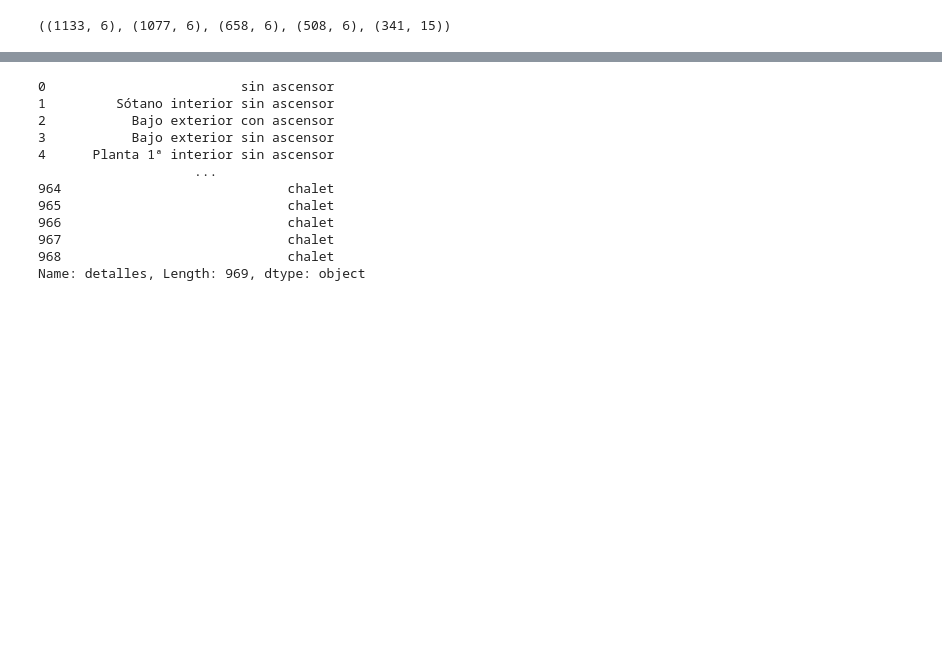
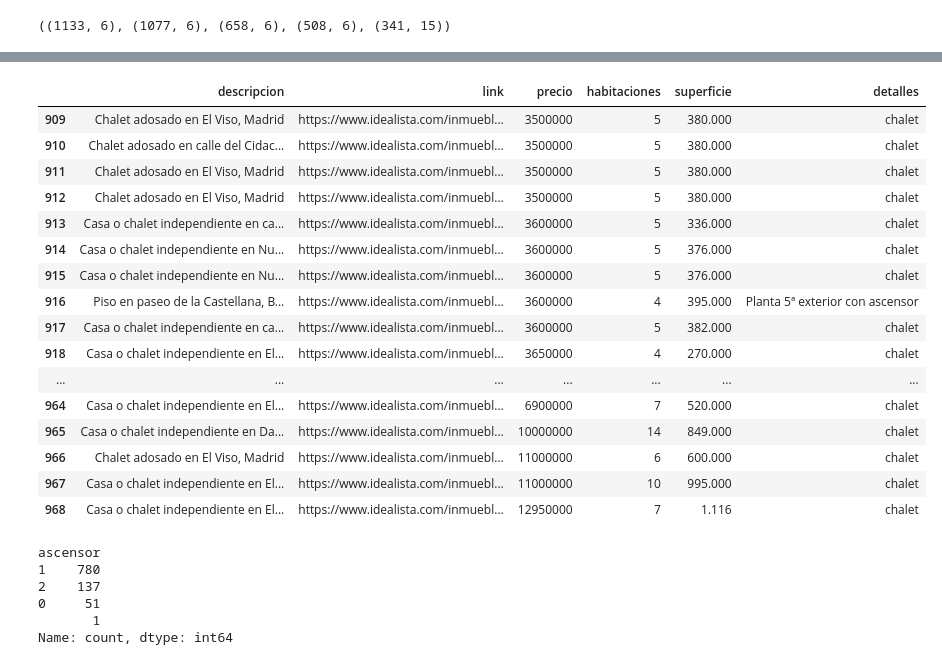
Before and after one commit to Gbau11/Analisis-de-la-vivienda-Idealista, a Jupyter notebook: jupyter/venta_madrid centro/Joins_distritos.ipynb, the cells around one changed output, grey strips where cells are left out. Cells and saved outputs as stored; diff of their text form; code cells hidden in the pictures; blank space fills up the shorter version.

```diff
--- a/jupyter/venta_madrid centro/Joins_distritos.ipynb
+++ b/jupyter/venta_madrid centro/Joins_distritos.ipynb
@@ -177,17 +154,32 @@ chamartin.rename(columns={
     'item-detail': 'habitaciones',
 }, inplace=True)
 # %%
-chamartin.detalles.fillna('chalet')
+chamartin['detalles'].fillna('chalet', inplace=True)
-# %% [output]
-0                         sin ascensor
-1         Sótano interior sin ascensor
-2           Bajo exterior con ascensor
-3           Bajo exterior sin ascensor
-4      Planta 1ª interior sin ascensor
-                    ...
-964                             chalet
-965                             chalet
-966                             chalet
-967                             chalet
-968                             chalet
-Name: detalles, Length: 969, dtype: object
+# %%
+chamartin['precio'] = chamartin['precio'].str.replace('.', '')
+
+chamartin['precio'] = pd.to_numeric(chamartin['precio'])
+# %%
+chamartin['precio'] = chamartin['precio'].astype(int)
+
+chamartin['habitaciones'] = chamartin['habitaciones'].astype(int)
+# %%
+chamartin.tail(60)
+# %% [output]
+|  | descripcion | link | precio | habitaciones | superficie | detalles |
+| 909 | Chalet adosado en El Viso, Madrid | https://www.idealista.com/inmuebl... | 3500000 | 5 | 380.000 | chalet |
+| 910 | Chalet adosado en calle del Cidac... | https://www.idealista.com/inmuebl... | 3500000 | 5 | 380.000 | chalet |
+| 911 | Chalet adosado en El Viso, Madrid | https://www.idealista.com/inmuebl... | 3500000 | 5 | 380.000 | chalet |
+| 912 | Chalet adosado en El Viso, Madrid | https://www.idealista.com/inmuebl... | 3500000 | 5 | 380.000 | chalet |
+| 913 | Casa o chalet independiente en ca... | https://www.idealista.com/inmuebl... | 3600000 | 5 | 336.000 | chalet |
+| 914 | Casa o chalet independiente en Nu... | https://www.idealista.com/inmuebl... | 3600000 | 5 | 376.000 | chalet |
+| 915 | Casa o chalet independiente en Nu... | https://www.idealista.com/inmuebl... | 3600000 | 5 | 376.000 | chalet |
+| 916 | Piso en paseo de la Castellana, B... | https://www.idealista.com/inmuebl... | 3600000 | 4 | 395.000 | Planta 5ª exterior con ascensor |
+| 917 | Casa o chalet independiente en ca... | https://www.idealista.com/inmuebl... | 3600000 | 5 | 382.000 | chalet |
+| 918 | Casa o chalet independiente en El... | https://www.idealista.com/inmuebl... | 3650000 | 4 | 270.000 | chalet |
+| ... | ... | ... | ... | ... | ... | ... |
+| 964 | Casa o chalet independiente en El... | https://www.idealista.com/inmuebl... | 6900000 | 7 | 520.000 | chalet |
+| 965 | Casa o chalet independiente en Da... | https://www.idealista.com/inmuebl... | 10000000 | 14 | 849.000 | chalet |
+| 966 | Chalet adosado en El Viso, Madrid | https://www.idealista.com/inmuebl... | 11000000 | 6 | 600.000 | chalet |
+| 967 | Casa o chalet independiente en El... | https://www.idealista.com/inmuebl... | 11000000 | 10 | 995.000 | chalet |
+| 968 | Casa o chalet independiente en El... | https://www.idealista.com/inmuebl... | 12950000 | 7 | 1.116 | chalet |
@@ -193,0 +200,13 @@ Name: detalles, Length: 969, dtype: object
+# %%
+chamartin['ascensor'].fillna(3, inplace=True)
+
+chamartin.ascensor.value_counts()
+
+#chamartin['ascensor'] = chamartin['ascensor'].astype(int)
+# %% [output]
+ascensor
+1    780
+2    137
+0     51
+       1
+Name: count, dtype: int64
```
Also changed, not shown: parts of 14 cells of this notebook.
